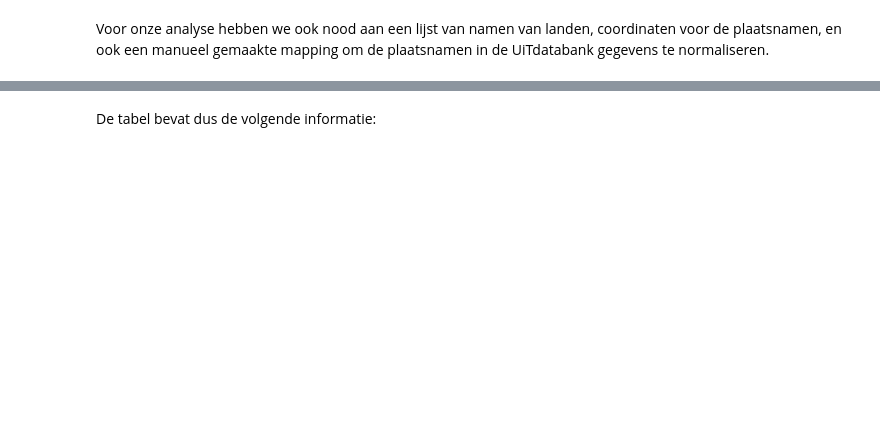
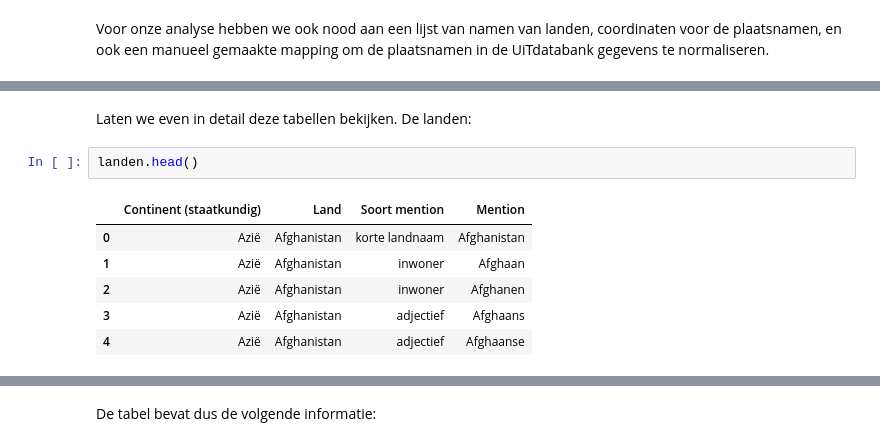
Before and after one commit to Kunstenpunt/datakunstjes, a Jupyter notebook: corpusanalyse uitdatabank/corpusanalyse.ipynb, the cells around one changed output, grey strips where cells are left out. Saved outputs shown, nothing was run; the diff lists cells and outputs as text; blank space fills up the shorter version.

```diff
--- a/corpusanalyse uitdatabank/corpusanalyse.ipynb
+++ b/corpusanalyse uitdatabank/corpusanalyse.ipynb
@@ -34,0 +68,11 @@ coord = read_csv("coordinaten.csv", delimiter=';')
+# %% [markdown]
+Laten we even in detail deze tabellen bekijken. De landen:
+# %%
+landen.head()
+# %% [output]
+|  | Continent (staatkundig) | Land | Soort mention | Mention |
+| 0 | Azië | Afghanistan | korte landnaam | Afghanistan |
+| 1 | Azië | Afghanistan | inwoner | Afghaan |
+| 2 | Azië | Afghanistan | inwoner | Afghanen |
+| 3 | Azië | Afghanistan | adjectief | Afghaans |
+| 4 | Azië | Afghanistan | adjectief | Afghaanse |
```
Also changed, not shown: parts of 24 cells of this notebook, 14 other files.
